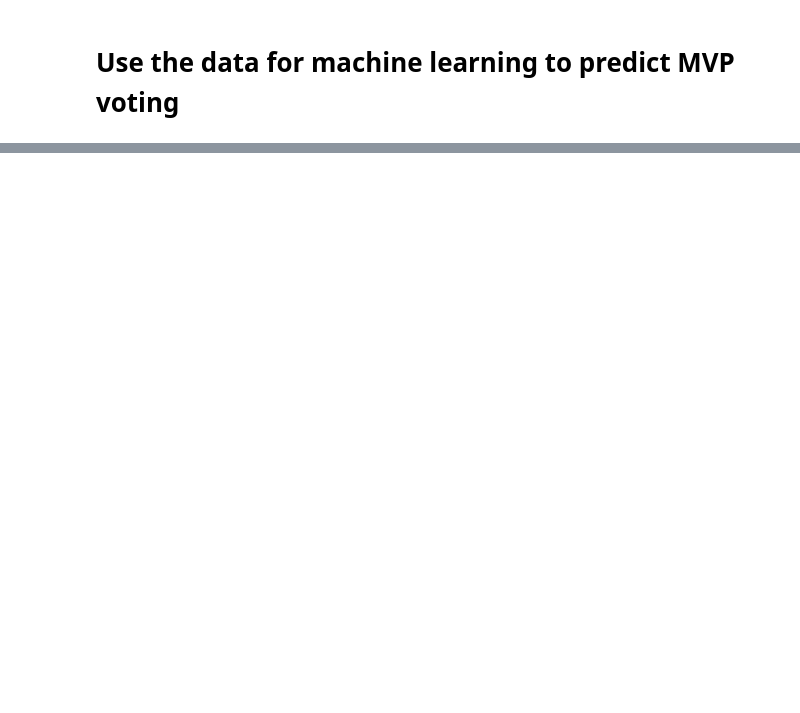
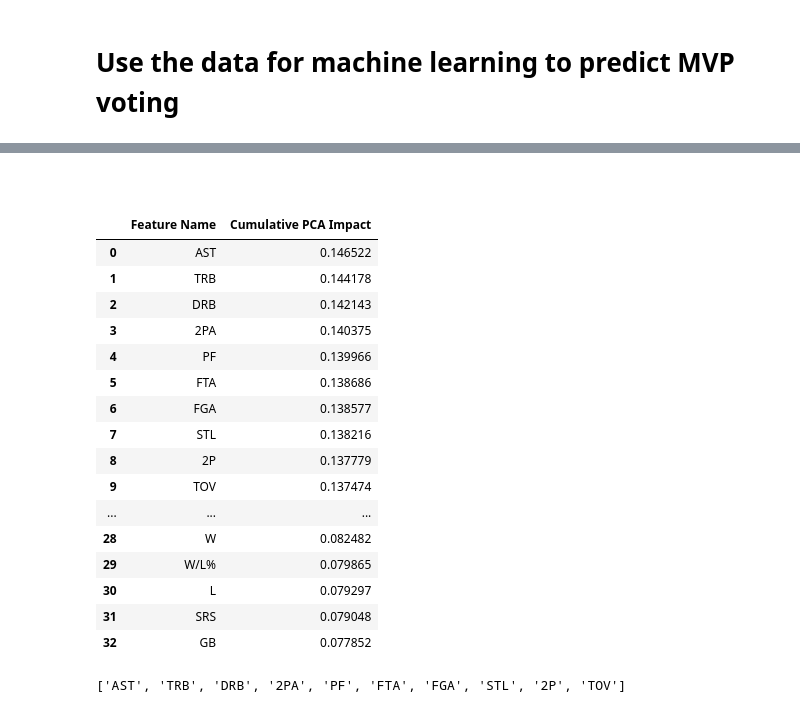
Before and after one commit to DunnyBunny1/HoopProphet, a Jupyter notebook: notebooks/machine_learning.ipynb, the cells around one changed output, grey strips where cells are left out. Saved outputs shown, nothing was run; the diff lists cells and outputs as text; code cells hidden in the pictures; blank space fills up the shorter version.

```diff
--- a/notebooks/machine_learning.ipynb
+++ b/notebooks/machine_learning.ipynb
@@ -194,0 +300,62 @@ mvp_votes_with_preds_df.head(10)
+# %% [markdown]
+##
+# %%
+from sklearn.decomposition import PCA
+from typing import Dict, List
+import pandas as pd
+import numpy as np
+
+pca: PCA = best_pipeline.named_steps['pca']
+n_components = pca.n_components_
+
+# Store the explained variance ratios for each principal component
+evr_list: List[float] = pca.explained_variance_ratio_.tolist()
+
+# Rank the features in descending order based on their impact on the variance in NBA MVP voting shares
+# Map each feature to its cumulative impact
+feature_impacts : Dict[str, float] = {
+    feature_name : 0.0 for feature_name in prediction_features
+}
+
+# Calculate the cumulative impact for each feature
+for component_idx in range(n_components):
+    component_evr = evr_list[component_idx]
+    for feature_idx, feature_name in enumerate(prediction_features):
+        # For each feature in each component, add the absolute value of the feature's loading (coefficient) weighted by the explained variance ratio of the component to the cumulative impact of the feature.
+        feature_loading_impact = np.abs(pca.components_[component_idx, feature_idx])
+        weighted_impact =  feature_loading_impact * component_evr
+        feature_impacts[feature_name] += weighted_impact
+
+# Store the weighted impact data in our DF
+features_df = pd.DataFrame({
+    'Feature Name': list(feature_impacts.keys()),
+    'Cumulative PCA Impact': list(feature_impacts.values())
+},  )
+
+ # Sort the DF by cumulative PCA impact in descending order
+features_df = features_df.sort_values(by='Cumulative PCA Impact', ascending=False).reset_index(drop=True)
+features_df
+# %% [output]
+|  | Feature Name | Cumulative PCA Impact |
+| 0 | AST | 0.146522 |
+| 1 | TRB | 0.144178 |
+| 2 | DRB | 0.142143 |
+| 3 | 2PA | 0.140375 |
+| 4 | PF | 0.139966 |
+| 5 | FTA | 0.138686 |
+| 6 | FGA | 0.138577 |
+| 7 | STL | 0.138216 |
+| 8 | 2P | 0.137779 |
+| 9 | TOV | 0.137474 |
+| ... | ... | ... |
+| 28 | W | 0.082482 |
+| 29 | W/L% | 0.079865 |
+| 30 | L | 0.079297 |
+| 31 | SRS | 0.079048 |
+| 32 | GB | 0.077852 |
+# %%
+# Select top features based on PCA cumulative impact
+top_pca_features = features_df['Feature Name'].head(10).tolist()
+top_pca_features
+# %% [output]
+['AST', 'TRB', 'DRB', '2PA', 'PF', 'FTA', 'FGA', 'STL', '2P', 'TOV']
```
Also changed, not shown: parts of 40 cells of this notebook, 7 other files.
